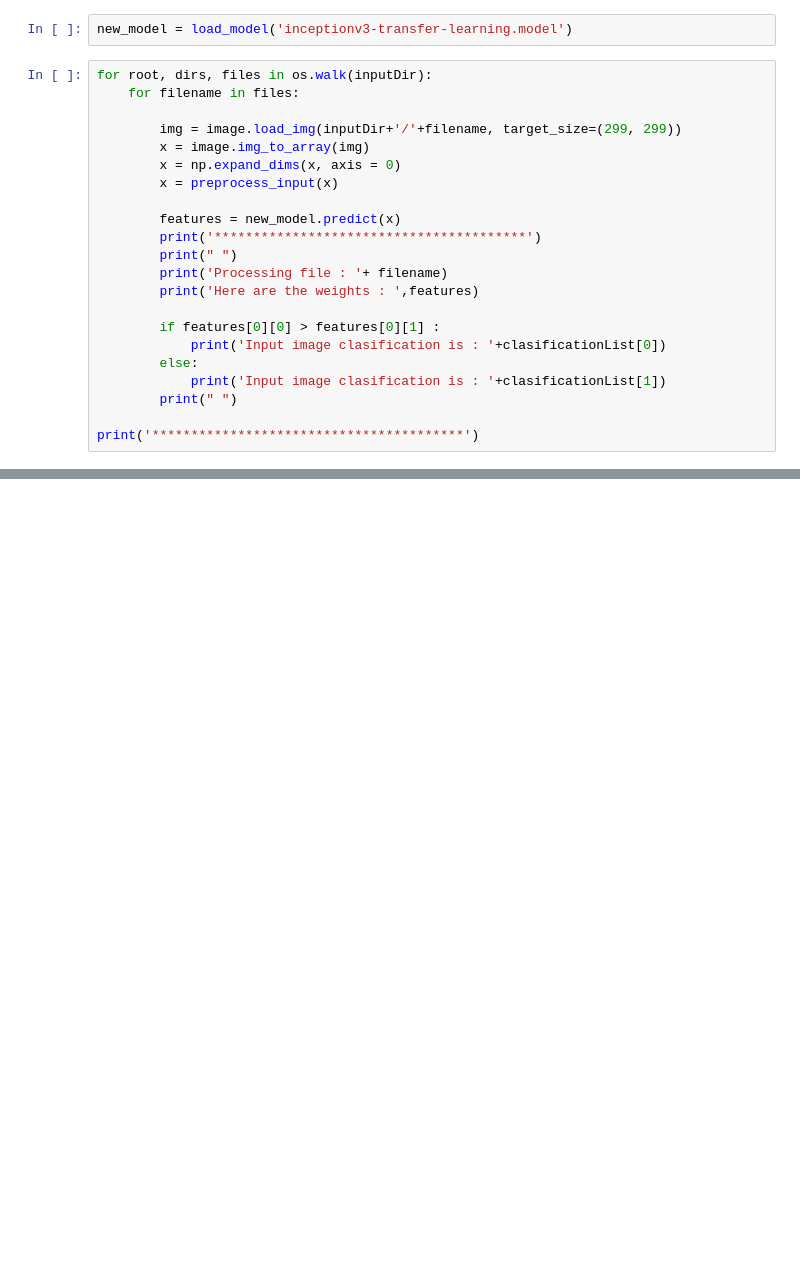
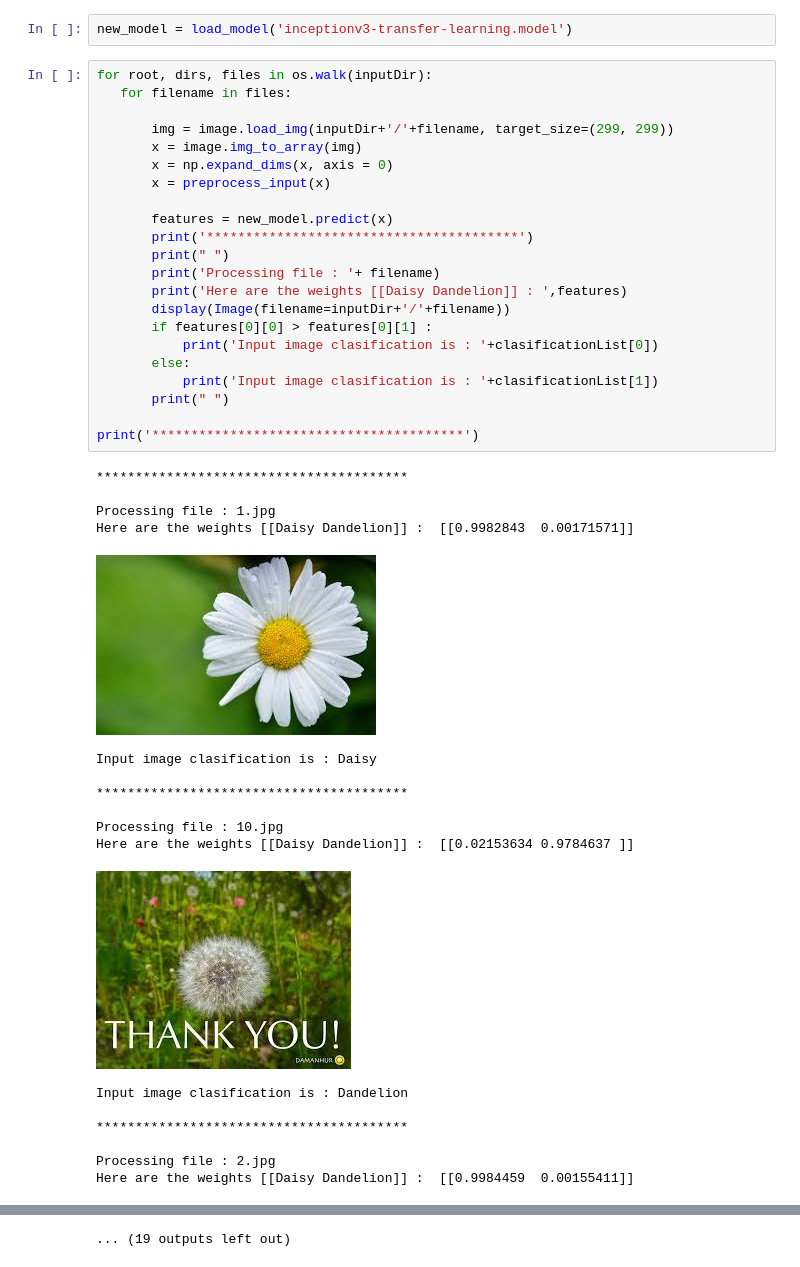
Before and after one commit to Clickforquick/Tensorflow, a Jupyter notebook: use-keras-transfer_learn.ipynb, the cells around one changed output, grey strips where cells are left out. Saved outputs shown, nothing was run; the diff lists cells and outputs as text; blank space fills up the shorter version.

Commit message:
Image display in output

```diff
--- a/use-keras-transfer_learn.ipynb
+++ b/use-keras-transfer_learn.ipynb
@@ -19,23 +16,42 @@ clasificationList =['Daisy','Dandelion']
 new_model = load_model('inceptionv3-transfer-learning.model')
 # %%
 for root, dirs, files in os.walk(inputDir):
-    for filename in files:
+   for filename in files:
 
-        img = image.load_img(inputDir+'/'+filename, target_size=(299, 299))
-        x = image.img_to_array(img)
-        x = np.expand_dims(x, axis = 0)
-        x = preprocess_input(x)
+       img = image.load_img(inputDir+'/'+filename, target_size=(299, 299))
+       x = image.img_to_array(img)
+       x = np.expand_dims(x, axis = 0)
+       x = preprocess_input(x)
 
-        features = new_model.predict(x)
-        print('****************************************')
-        print(" ")
-        print('Processing file : '+ filename)
-        print('Here are the weights : ',features)
-
-        if features[0][0] > features[0][1] :
-            print('Input image clasification is : '+clasificationList[0])
-        else:
-            print('Input image clasification is : '+clasificationList[1])
-        print(" ")
+       features = new_model.predict(x)
+       print('****************************************')
+       print(" ")
+       print('Processing file : '+ filename)
+       print('Here are the weights [[Daisy Dandelion]] : ',features)
+       display(Image(filename=inputDir+'/'+filename))
+       if features[0][0] > features[0][1] :
+           print('Input image clasification is : '+clasificationList[0])
+       else:
+           print('Input image clasification is : '+clasificationList[1])
+       print(" ")
 
 print('****************************************')
+# %% [output]
+****************************************
+
+Processing file : 1.jpg
+Here are the weights [[Daisy Dandelion]] :  [[0.9982843  0.00171571]]
+[figure, added]
+Input image clasification is : Daisy
+
+****************************************
+
+Processing file : 10.jpg
+Here are the weights [[Daisy Dandelion]] :  [[0.02153634 0.9784637 ]]
+[figure, added]
+Input image clasification is : Dandelion
+
+****************************************
+
+Processing file : 2.jpg
+Here are the weights [[Daisy Dandelion]] :  [[0.9984459  0.00155411]]
@@ -41,0 +80 @@ print('****************************************')
+... (19 outputs left out)
```
Also changed, not shown: parts of 3 cells of this notebook.
